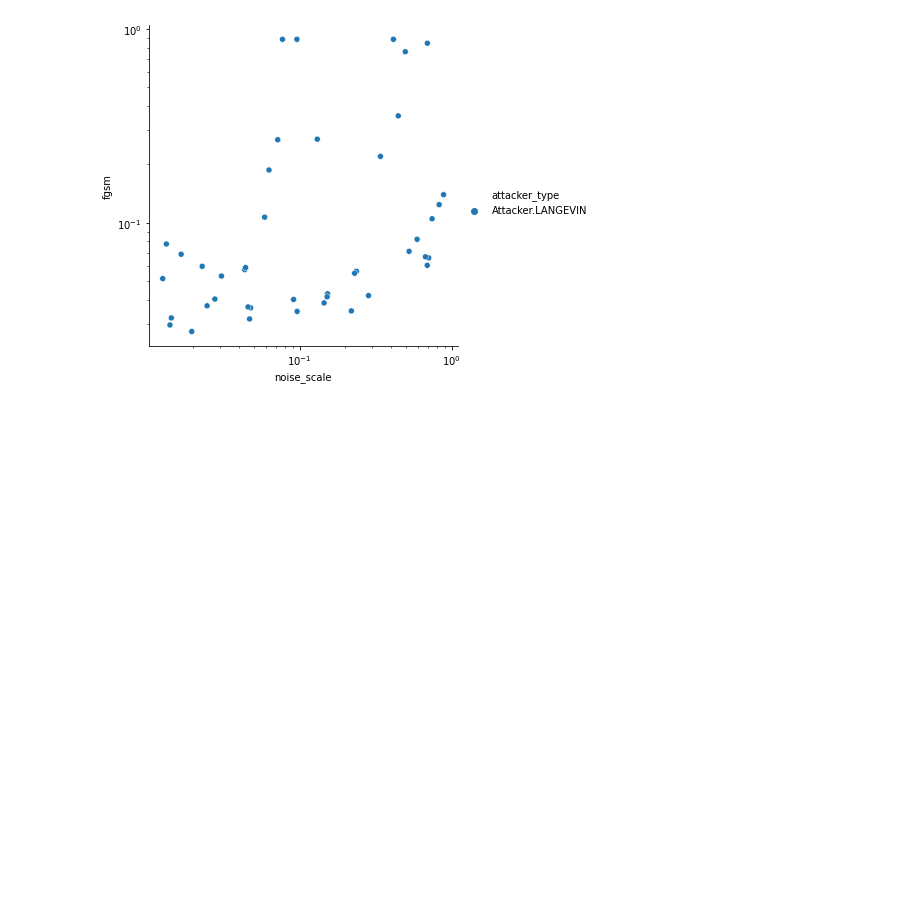
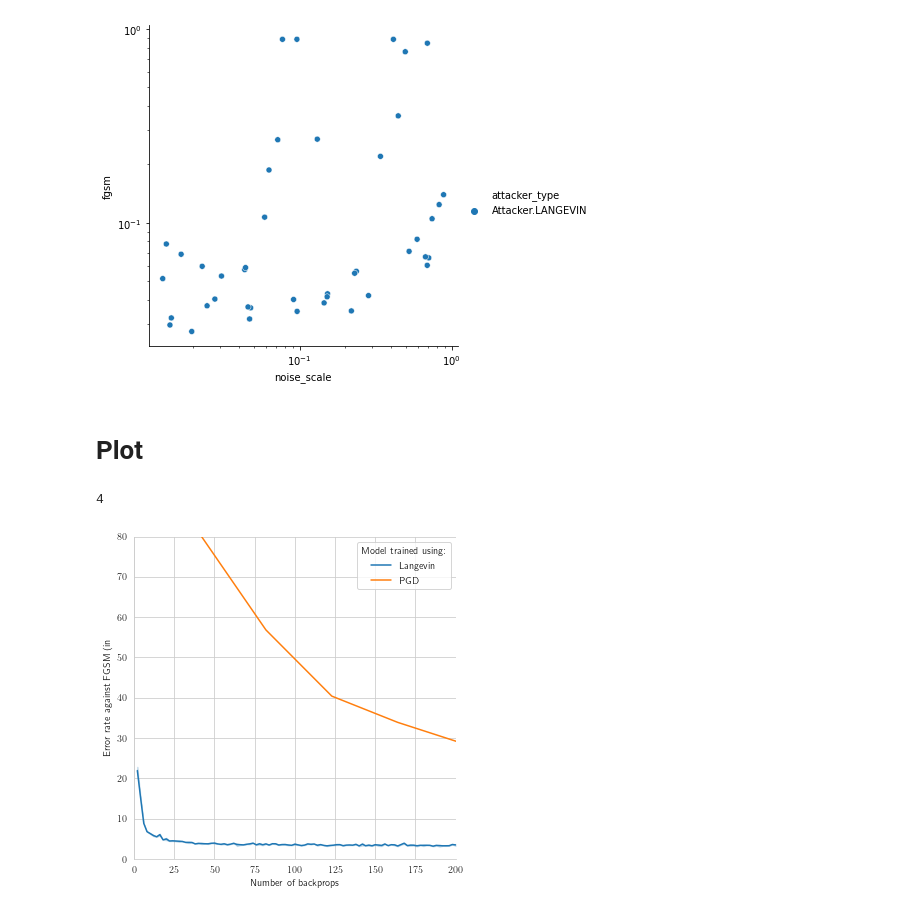
Before and after one commit to busycalibrating/Adversarial-Training, a Jupyter notebook: notebooks/Results.ipynb, the cells around one changed output. Drawn from its saved outputs; the diff is of its cells as text; code cells hidden in the pictures; blank space fills up the shorter version.

```diff
--- a/notebooks/Results.ipynb
+++ b/notebooks/Results.ipynb
@@ -60,3 +67,38 @@ plt.xscale("log")
 plt.yscale("log")
 # %% [output]
 [figure]
+# %% [markdown]
+# Plot
+# %%
+PATH = "../logs/mnist"
+db = Database(PATH)
+# %%
+all_records = db.load_all_records()
+print(len(all_records))
+results = defaultdict(list)
+for _id, record in all_records.items():
+    state = record.get_state()
+    if state == RecordState.EVAL_DONE:
+        for key, value in record.load().items():
+            if key == "num_grad":
+                results[key] += list(np.cumsum(value)/60000)
+            else:
+                results[key] += value
+        n_epochs = len(value)
+        for key, value in record.load_hparams().items():
+            results[key] += [value]*n_epochs
+
+df = pd.DataFrame.from_dict(results)
+# %% [output]
+4
+# %%
+sns.set_style("whitegrid")
+g = sns.relplot(x="num_grad", y="adv_err", hue="attacker_type", kind="line", data=df, legend=False)
+plt.xlim(0, 200)
+plt.ylim(0, 80)
+plt.legend(title="Model trained using:", labels=['Langevin', 'PGD'])
+plt.ylabel("Error rate against FGSM (in %)")
+plt.xlabel("Number of backprops")
+plt.savefig("../figures/fgsm_error_backprop.pdf")
+# %% [output]
+[figure, added]
```
Also changed, not shown: parts of 5 cells of this notebook.
